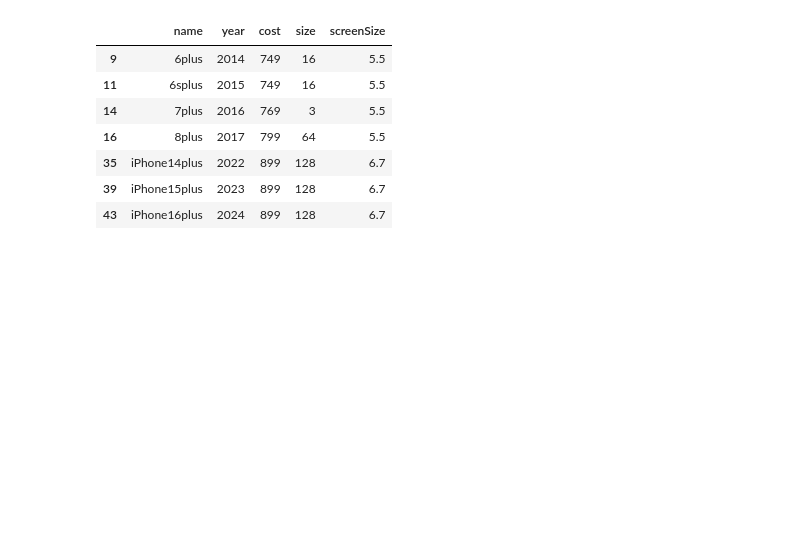
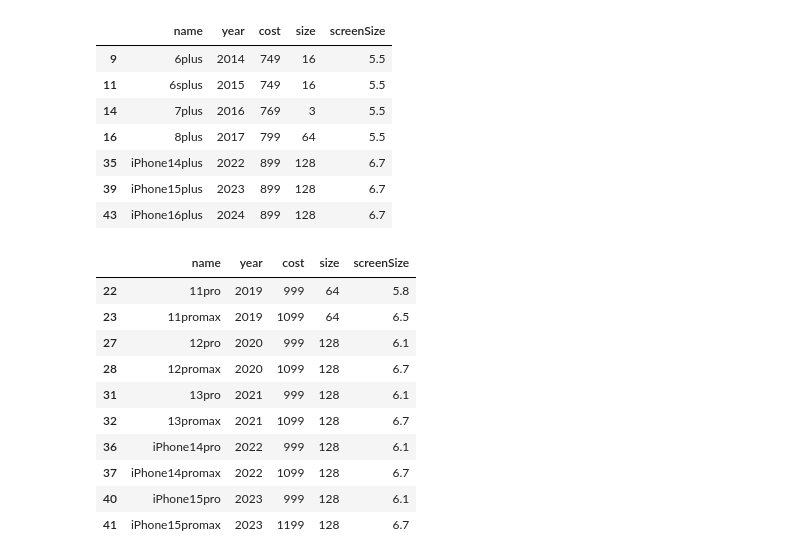
Before and after one commit to Hulkout19/ApplePrediction, a Jupyter notebook: IphoneCost.ipynb, the cells around one changed output. Cells and saved outputs as stored; diff of their text form; code cells hidden in the pictures; blank space fills up the shorter version.

```diff
--- a/IphoneCost.ipynb
+++ b/IphoneCost.ipynb
@@ -107,3 +107,23 @@ dfPlus.head(10)
 | 35 | iPhone14plus | 2022 | 899 | 128 | 6.7 |
 | 39 | iPhone15plus | 2023 | 899 | 128 | 6.7 |
 | 43 | iPhone16plus | 2024 | 899 | 128 | 6.7 |
+# %%
+dfPro = pd.read_csv("apple-price.csv")
+
+for index, row in dfPro.iterrows():
+    if("pro" not in row['name']):
+        dfPro.drop(index, axis=0, inplace=True)
+
+dfPro.head(10)
+# %% [output]
+|  | name | year | cost | size | screenSize |
+| 22 | 11pro | 2019 | 999 | 64 | 5.8 |
+| 23 | 11promax | 2019 | 1099 | 64 | 6.5 |
+| 27 | 12pro | 2020 | 999 | 128 | 6.1 |
+| 28 | 12promax | 2020 | 1099 | 128 | 6.7 |
+| 31 | 13pro | 2021 | 999 | 128 | 6.1 |
+| 32 | 13promax | 2021 | 1099 | 128 | 6.7 |
+| 36 | iPhone14pro | 2022 | 999 | 128 | 6.1 |
+| 37 | iPhone14promax | 2022 | 1099 | 128 | 6.7 |
+| 40 | iPhone15pro | 2023 | 999 | 128 | 6.1 |
+| 41 | iPhone15promax | 2023 | 1199 | 128 | 6.7 |
```
Also changed, not shown: parts of 4 cells of this notebook.
